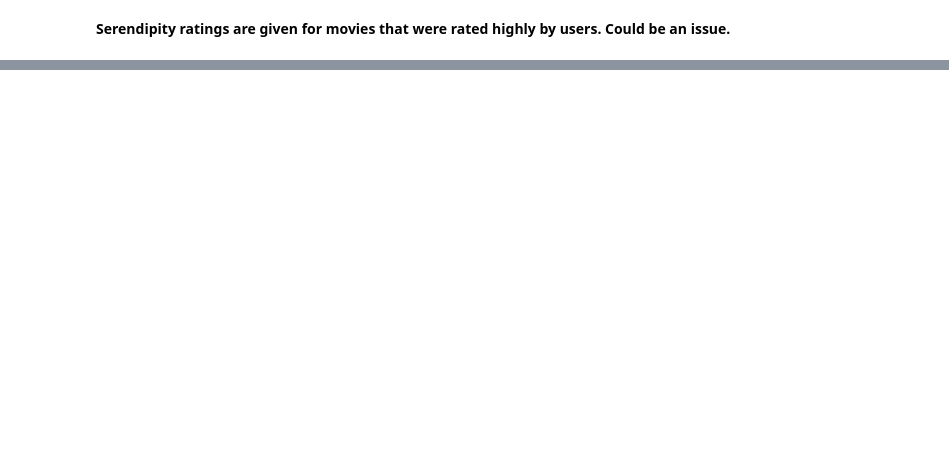
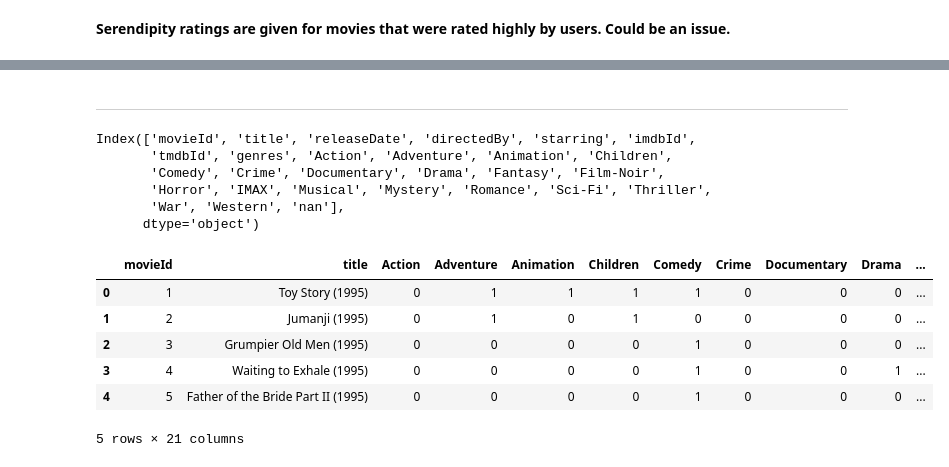
Before and after one commit to SanchayniB/Serendipitous-Recommender-System, a Jupyter notebook: EDA/EDA.ipynb, the cells around one changed output, grey strips where cells are left out. Cells and saved outputs as stored; diff of their text form; code cells hidden in the pictures; blank space fills up the shorter version.

```diff
--- a/EDA/EDA.ipynb
+++ b/EDA/EDA.ipynb
@@ -364,0 +400,32 @@ plt.show()
+# %% [markdown]
+----
+# %%
+movies['genres'] = movies['genres'].apply(lambda x: str(x).split(','))
+# %%
+mlb = MultiLabelBinarizer()
+X = mlb.fit_transform(movies['genres'])
+movies = movies.join(pd.DataFrame(X, columns=mlb.classes_))
+# %%
+movies.columns
+# %% [output]
+Index(['movieId', 'title', 'releaseDate', 'directedBy', 'starring', 'imdbId',
+       'tmdbId', 'genres', 'Action', 'Adventure', 'Animation', 'Children',
+       'Comedy', 'Crime', 'Documentary', 'Drama', 'Fantasy', 'Film-Noir',
+       'Horror', 'IMAX', 'Musical', 'Mystery', 'Romance', 'Sci-Fi', 'Thriller',
+       'War', 'Western', 'nan'],
+      dtype='object')
+# %%
+movies_genre = movies[['movieId', 'title','Action', 'Adventure', 'Animation', 'Children',
+       'Comedy', 'Crime', 'Documentary', 'Drama', 'Fantasy', 'Film-Noir',
+       'Horror', 'IMAX', 'Musical', 'Mystery', 'Romance', 'Sci-Fi', 'Thriller',
+       'War', 'Western']]
+# %%
+movies_genre.head()
+# %% [output]
+|  | movieId | title | Action | Adventure | Animation | Children | Comedy | Crime | Documentary | Drama | ... |
+| 0 | 1 | Toy Story (1995) | 0 | 1 | 1 | 1 | 1 | 0 | 0 | 0 | ... |
+| 1 | 2 | Jumanji (1995) | 0 | 1 | 0 | 1 | 0 | 0 | 0 | 0 | ... |
+| 2 | 3 | Grumpier Old Men (1995) | 0 | 0 | 0 | 0 | 1 | 0 | 0 | 0 | ... |
+| 3 | 4 | Waiting to Exhale (1995) | 0 | 0 | 0 | 0 | 1 | 0 | 0 | 1 | ... |
+| 4 | 5 | Father of the Bride Part II (1995) | 0 | 0 | 0 | 0 | 1 | 0 | 0 | 0 | ... |
+5 rows × 21 columns
```
Also changed, not shown: parts of 60 cells of this notebook, 2 other files.
